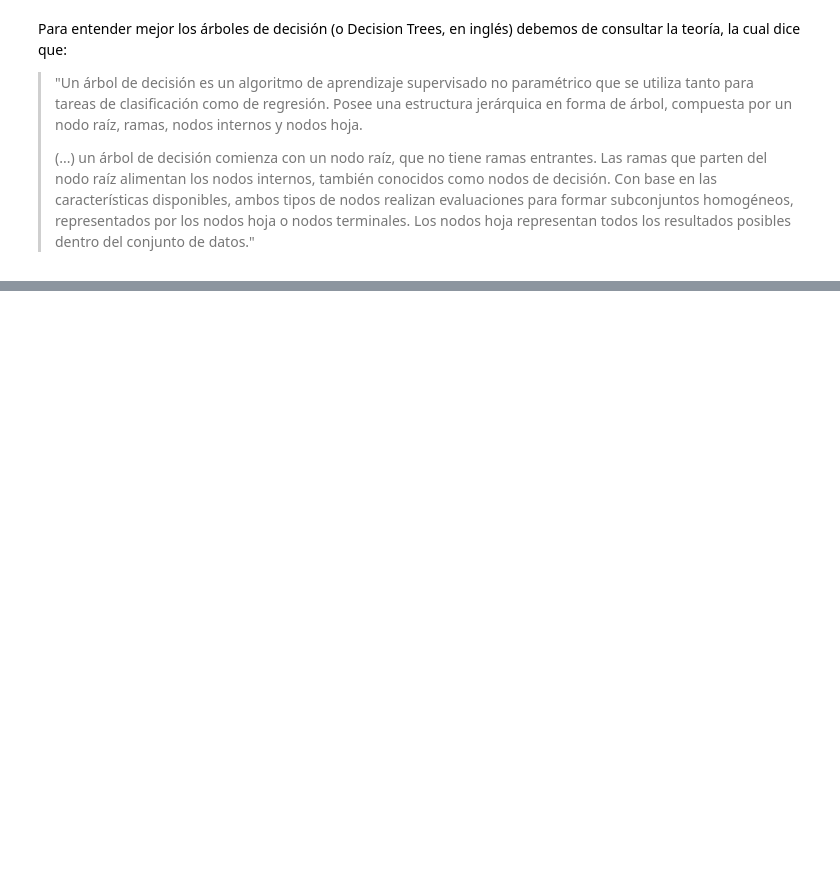
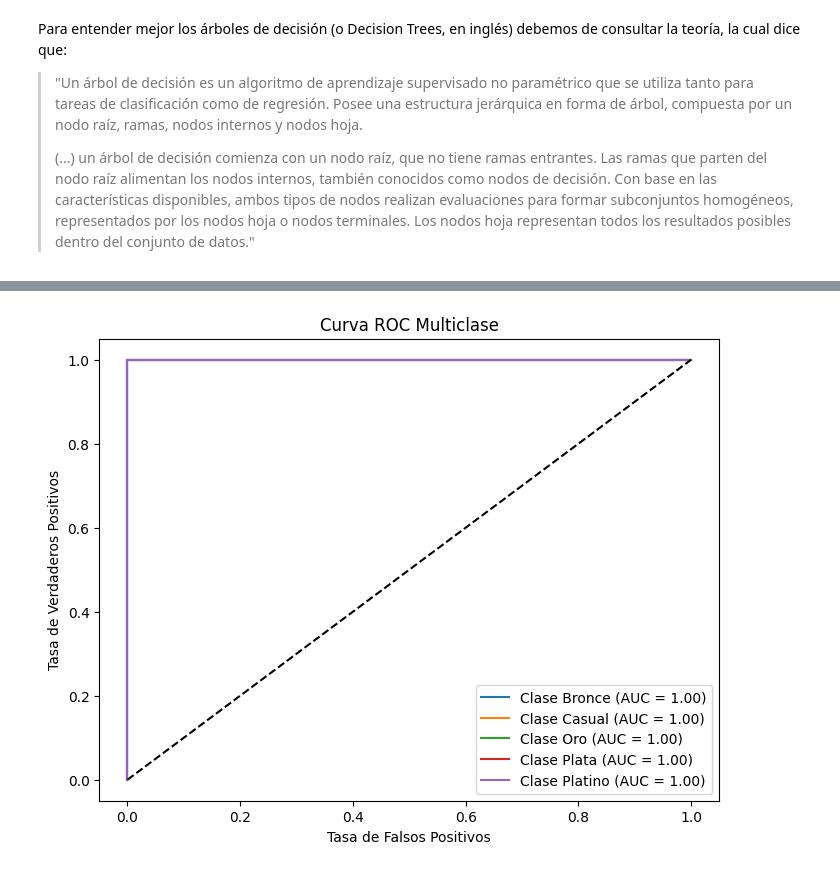
Before and after one commit to Jero2110/Big_Data_Phase04, a Jupyter notebook: analysis/Actividades 1 y 2.ipynb, the cells around one changed output, grey strips where cells are left out. Cells and saved outputs as stored; diff of their text form; code cells hidden in the pictures; blank space fills up the shorter version.

```diff
--- a/analysis/Actividades 1 y 2.ipynb
+++ b/analysis/Actividades 1 y 2.ipynb
@@ -118,0 +214,21 @@ Para entender mejor los árboles de decisión (o Decision Trees, en inglés) deb
+# %%
+# Binarizar la salida para multiclase (si aplica)
+y_test_bin = label_binarize(y_test, classes=best_tree.classes_)
+y_score = best_tree.predict_proba(X_test)
+
+plt.figure(figsize=(8, 6))
+
+# Graficar curva para cada clase
+for i in range(len(best_tree.classes_)):
+    fpr, tpr, _ = roc_curve(y_test_bin[:, i], y_score[:, i])
+    roc_auc = auc(fpr, tpr)
+    plt.plot(fpr, tpr, label=f'Clase {best_tree.classes_[i]} (AUC = {roc_auc:.2f})')
+
+plt.plot([0, 1], [0, 1], 'k--') # Línea aleatoria
+plt.xlabel('Tasa de Falsos Positivos')
+plt.ylabel('Tasa de Verdaderos Positivos')
+plt.title('Curva ROC Multiclase')
+plt.legend(loc="lower right")
+plt.show()
+# %% [output]
+[figure, added]
```
Also changed, not shown: parts of 18 cells of this notebook.
